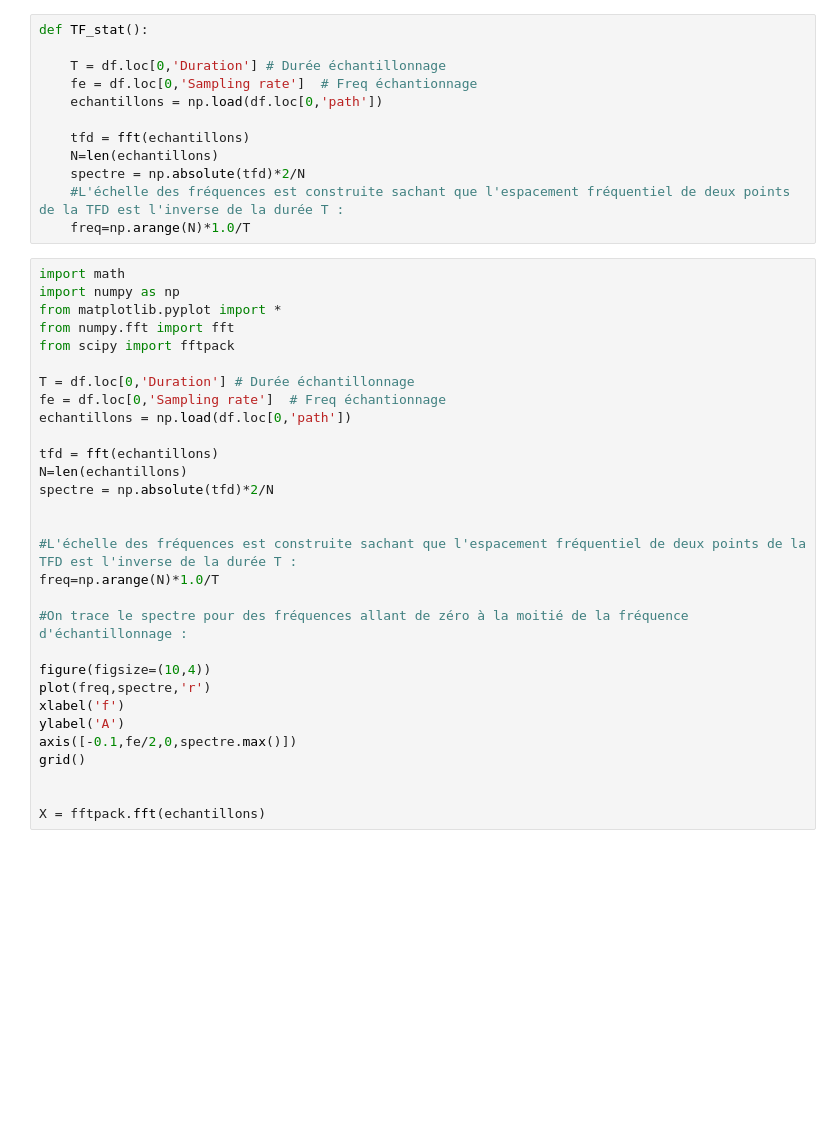
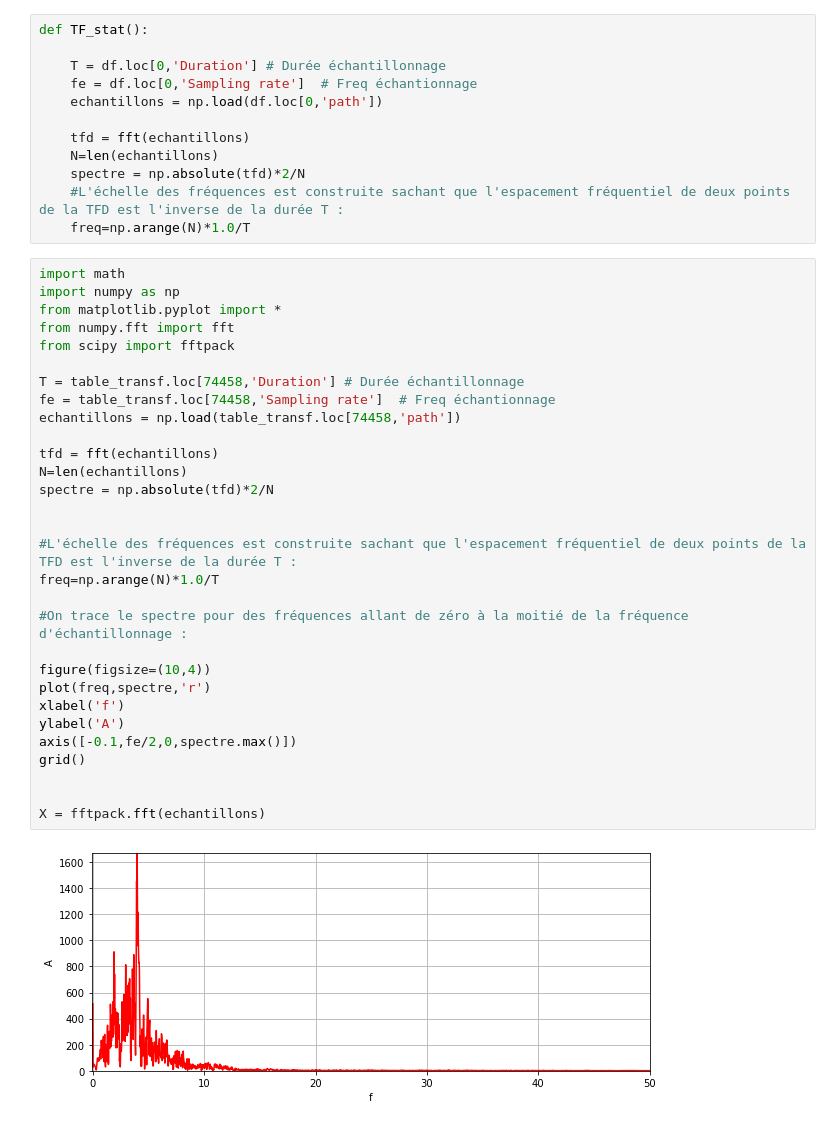
Before and after one commit to rubalravinder/cas_etude_volcano, a Jupyter notebook: EtudeX.ipynb, the cells around one changed output. Drawn from its saved outputs; the diff is of its cells as text; blank space fills up the shorter version.

```diff
--- a/EtudeX.ipynb
+++ b/EtudeX.ipynb
@@ -160,30 +162,32 @@ def TF_stat():
 # %%
 import math
 import numpy as np
 from matplotlib.pyplot import *
 from numpy.fft import fft
 from scipy import fftpack
 
-T = df.loc[0,'Duration'] # Durée échantillonnage
-fe = df.loc[0,'Sampling rate']  # Freq échantionnage
-echantillons = np.load(df.loc[0,'path'])
+T = table_transf.loc[74458,'Duration'] # Durée échantillonnage
+fe = table_transf.loc[74458,'Sampling rate']  # Freq échantionnage
+echantillons = np.load(table_transf.loc[74458,'path'])
 
 tfd = fft(echantillons)
 N=len(echantillons)
 spectre = np.absolute(tfd)*2/N
 
 
 #L'échelle des fréquences est construite sachant que l'espacement fréquentiel de deux points de la TFD est l'inverse de la durée T :
 freq=np.arange(N)*1.0/T
 
 #On trace le spectre pour des fréquences allant de zéro à la moitié de la fréquence d'échantillonnage :
 
 figure(figsize=(10,4))
 plot(freq,spectre,'r')
 xlabel('f')
 ylabel('A')
 axis([-0.1,fe/2,0,spectre.max()])
 grid()
 
 
 X = fftpack.fft(echantillons)
+# %% [output]
+[figure, added]
```
Also changed, not shown: parts of 4 cells of this notebook, 2 other files.
